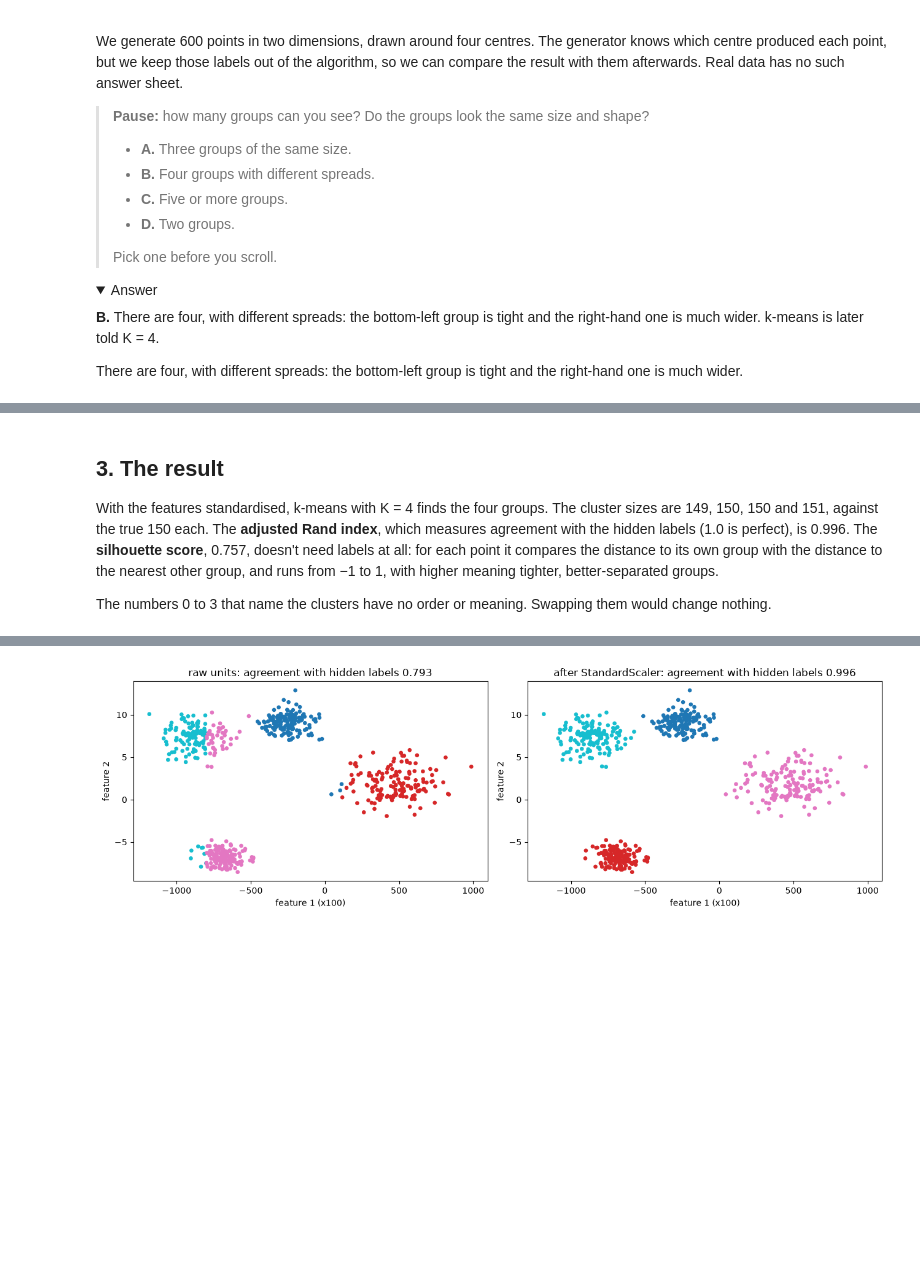
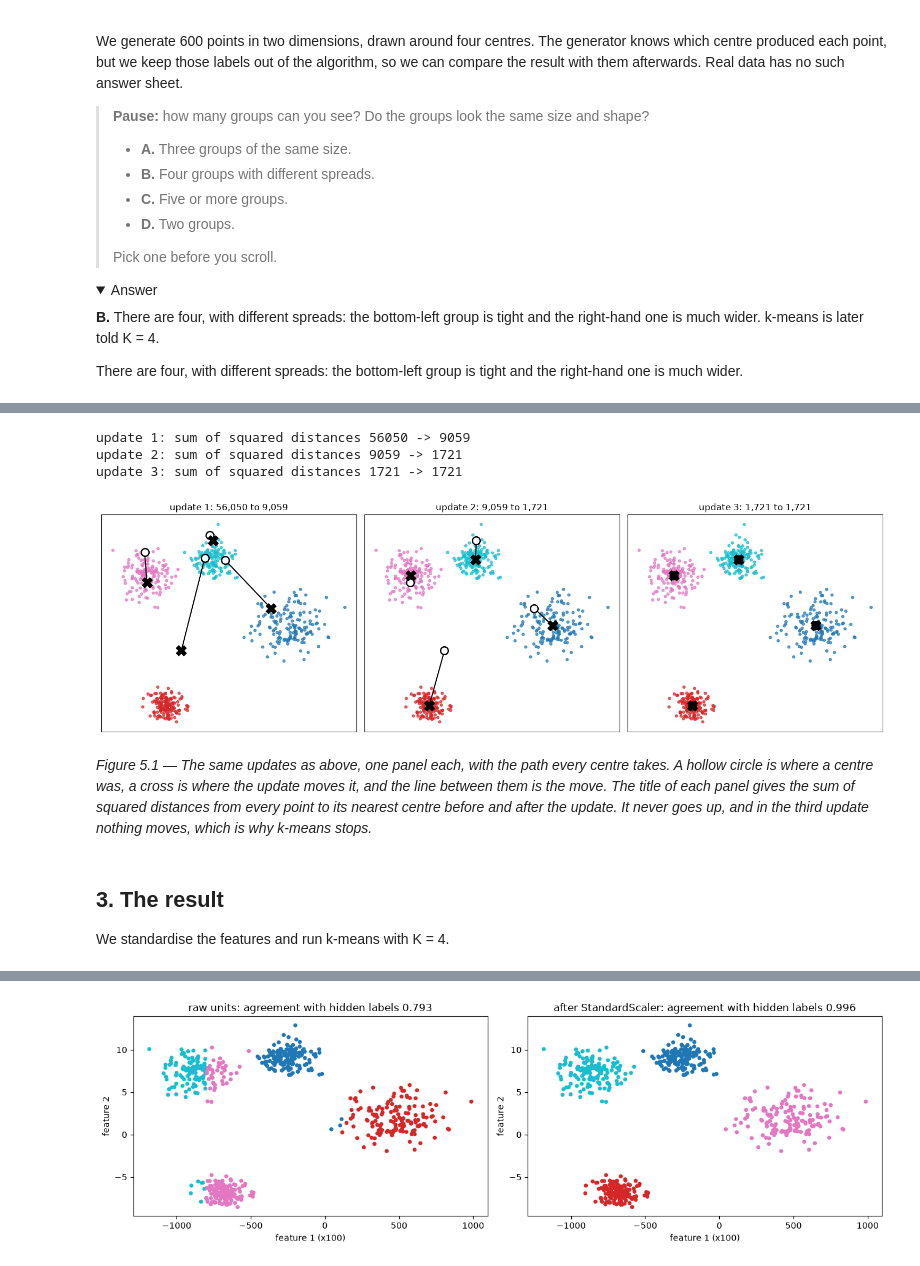
Before and after one commit to almajd3713/ai-journey, a Jupyter notebook: ai_journey_third_edition/session_05_unsupervised_learning.ipynb, the cells around one changed output, grey strips where cells are left out. Drawn from its saved outputs; the diff is of its cells as text; code cells hidden in the pictures; folded sections open; blank space fills up the shorter version.

Commit message:
Section headings and set-up text before the code they introduce (basic and advanced notebooks); B05 k-means paths figure

```diff
--- a/ai_journey_third_edition/session_05_unsupervised_learning.ipynb
+++ b/ai_journey_third_edition/session_05_unsupervised_learning.ipynb
@@ -110,6 +89,31 @@ Cluster sizes: [149 150 150 151]  true sizes: [150 150 150 150]
+# %%
+# Figure 5.1: the k-means updates one at a time, with the path of each centre and the sum of squared distances before and after
+rng = np.random.default_rng(1)
+start = X[rng.choice(len(X), 4, replace=False)]                                 # the same four starting centres as above
+
+def spread(centres):
+    return (np.linalg.norm(X[:, None] - centres[None], axis=2).min(axis=1) ** 2).sum()
+
+stages = [start] + [KMeans(n_clusters=4, init=start, n_init=1, max_iter=s, algorithm="lloyd").fit(X) for s in (1, 2, 3)]
+centres_at = [start] + [m.cluster_centers_ for m in stages[1:]]
+fig, axes = plt.subplots(1, 3, figsize=(15, 4.6), sharex=True, sharey=True)
+for step, ax in enumerate(axes, start=1):
+    old, new = centres_at[step - 1], centres_at[step]
+    ax.scatter(*X.T, c=stages[step].labels_, s=12, cmap="tab10", alpha=0.7)
+    for a, b in zip(old, new): ax.plot([a[0], b[0]], [a[1], b[1]], "k-", lw=1.5)
+    ax.scatter(*old.T, s=110, facecolors="white", edgecolors="k", linewidths=1.8, zorder=3)
+    ax.scatter(*new.T, marker="X", s=190, c="k", zorder=4)
+    ax.set(title=f"update {step}: {spread(old):,.0f} to {spread(new):,.0f}", xticks=[], yticks=[])
+    print(f"update {step}: sum of squared distances {spread(old):.0f} -> {spread(new):.0f}")
+plt.tight_layout(); plt.show()
+# %% [output]
+update 1: sum of squared distances 56050 -> 9059
+update 2: sum of squared distances 9059 -> 1721
+update 3: sum of squared distances 1721 -> 1721
+[figure, added]
+# %% [markdown]
+*Figure 5.1 — The same updates as above, one panel each, with the path every centre takes. A hollow circle is where a centre was, a cross is where the update moves it, and the line between them is the move. The title of each panel gives the sum of squared distances from every point to its nearest centre before and after the update. It never goes up, and in the third update nothing moves, which is why k-means stops.*
 # %% [markdown]
 ## 3. The result
 
-With the features standardised, k-means with K = 4 finds the four groups. The cluster sizes are 149, 150, 150 and 151, against the true 150 each. The **adjusted Rand index**, which measures agreement with the hidden labels (1.0 is perfect), is 0.996. The **silhouette score**, 0.757, doesn't need labels at all: for each point it compares the distance to its own group with the distance to the nearest other group, and runs from −1 to 1, with higher meaning tighter, better-separated groups.
-
-The numbers 0 to 3 that name the clusters have no order or meaning. Swapping them would change nothing.
+We standardise the features and run k-means with K = 4.
```
Also changed, not shown: parts of 24 cells of this notebook, 20 other files.
